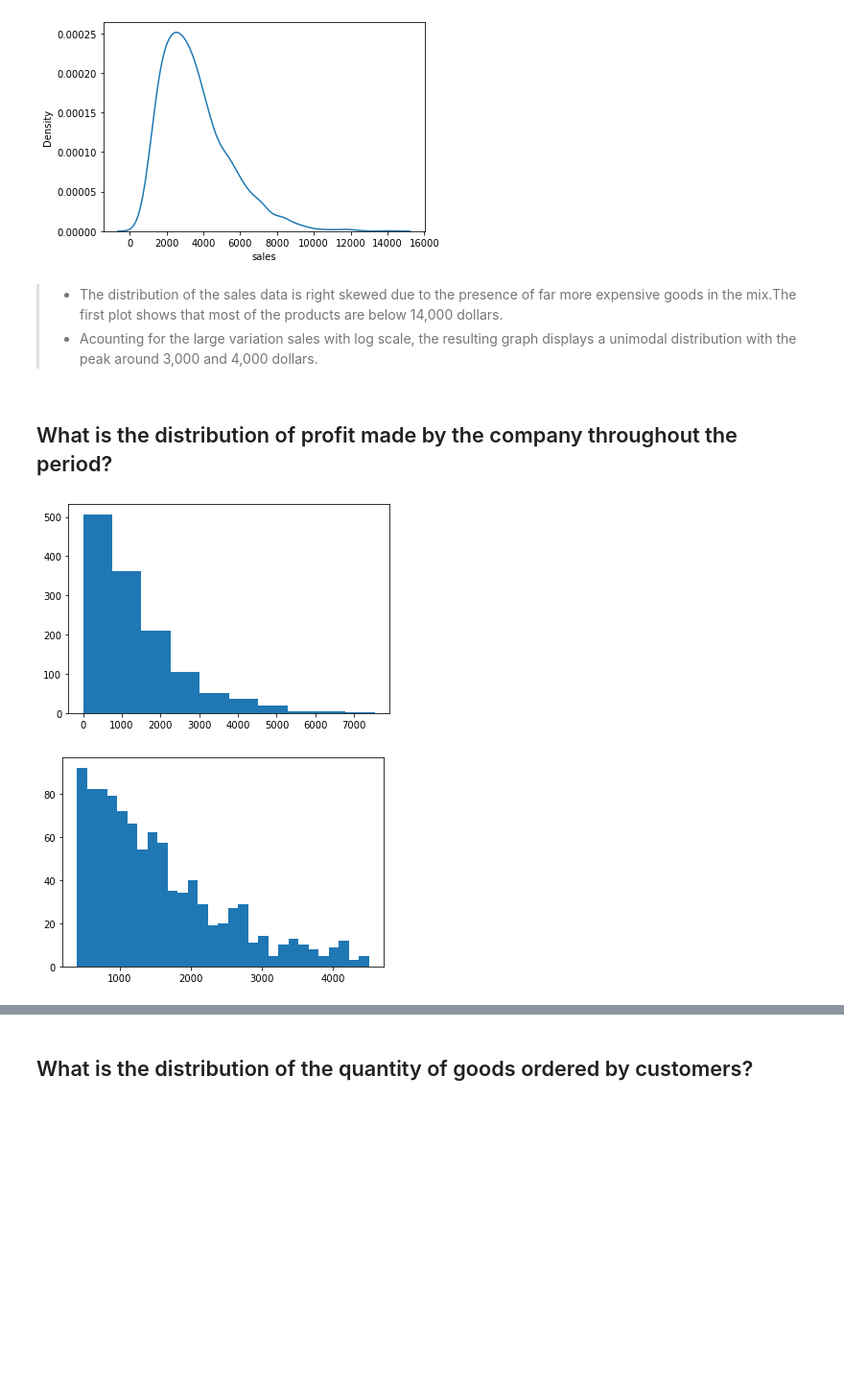
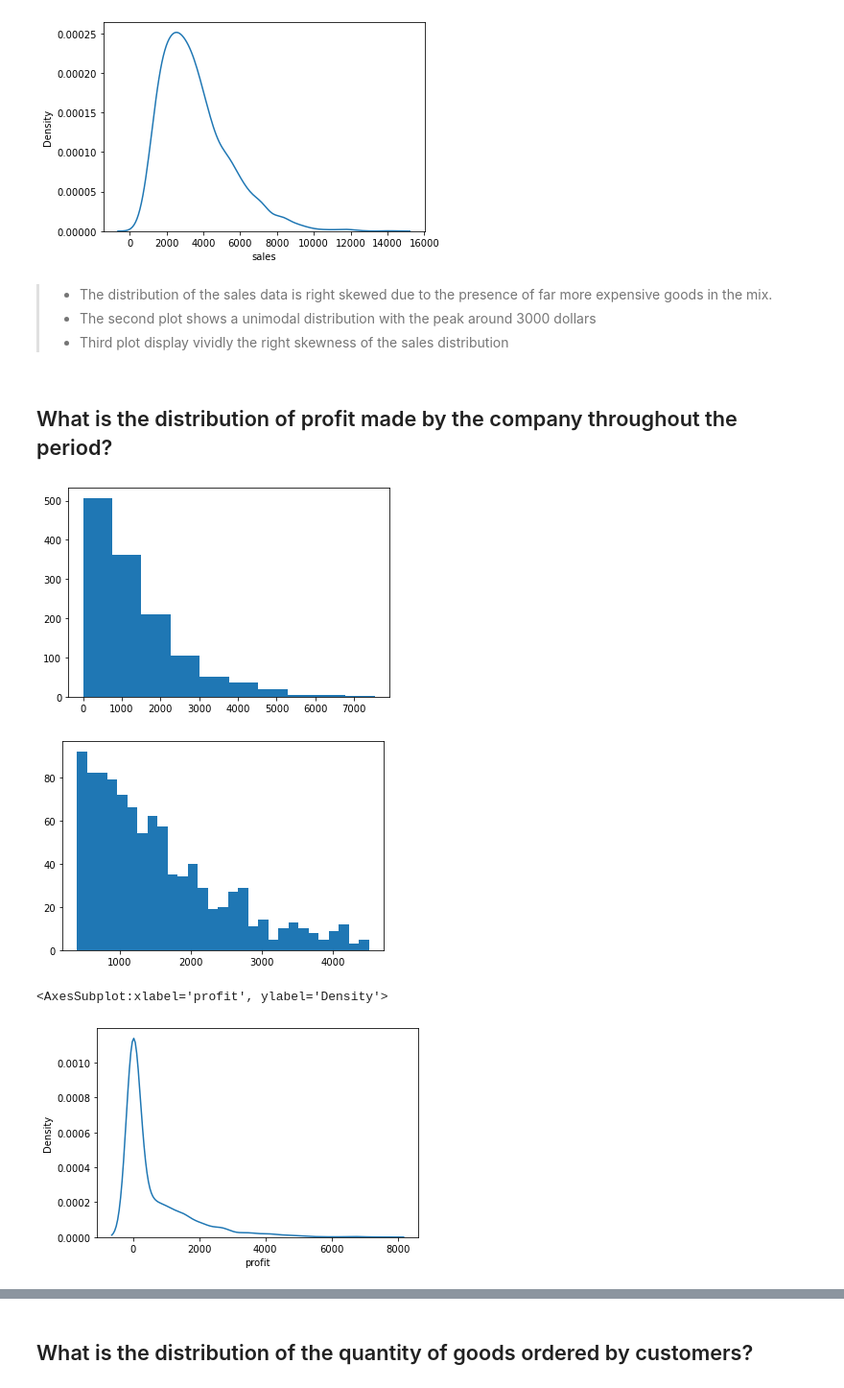
Before and after one commit to Biob-scientist/Sales_analytics, a Jupyter notebook: sales_exploratory_analysis.ipynb, the cells around one changed output, grey strips where cells are left out. Shown at 96% size. Cells and saved outputs as stored; diff of their text form; code cells hidden in the pictures; blank space fills up the shorter version.

```diff
--- a/sales_exploratory_analysis.ipynb
+++ b/sales_exploratory_analysis.ipynb
@@ -190,19 +172,23 @@ sns.kdeplot(data=df.sales)
 <AxesSubplot:xlabel='sales', ylabel='Density'>
 [figure]
 # %% [markdown]
-> - The distribution of the sales data is right skewed due to the presence of far more expensive goods in the mix.The first plot shows that most of the products are below 14,000 dollars.
->- Acounting for the large variation sales with log scale, the resulting graph displays a unimodal distribution with the peak around 3,000 and 4,000 dollars.
+>- The distribution of the sales data is right skewed due to the presence of far more expensive goods in the mix.
+>- The second plot shows a unimodal distribution with the peak around 3000 dollars
+>- Third plot display vividly the right skewness of the sales distribution
 # %% [markdown]
 ## What is the distribution of profit made by the company throughout the period?
 # %%
 plt.hist(data=df[df.profit>0], x='profit')
 plt.show()
 bins=np.linspace(400,4500,30)
 plt.hist(data=df[df.profit>0], x='profit',bins=bins)
 #ticks=[2e2,2e3,4e3,6e3,8e3]
 #label=['0.2k','2k','4k','6k','8k']
 #plt.xticks(ticks, label)
 plt.show()
+sns.kdeplot(df.profit)
 # %% [output]
 [figure]
 [figure]
+<AxesSubplot:xlabel='profit', ylabel='Density'>
+[figure, added]
```
Also changed, not shown: parts of 24 cells of this notebook.
